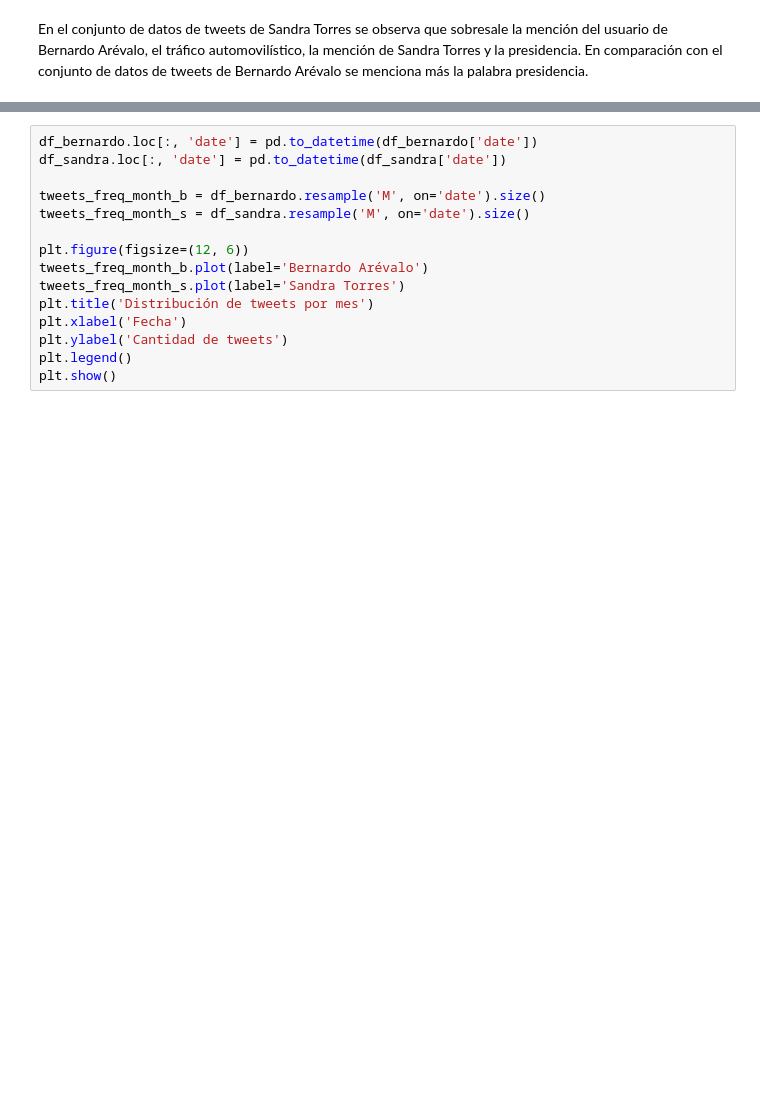
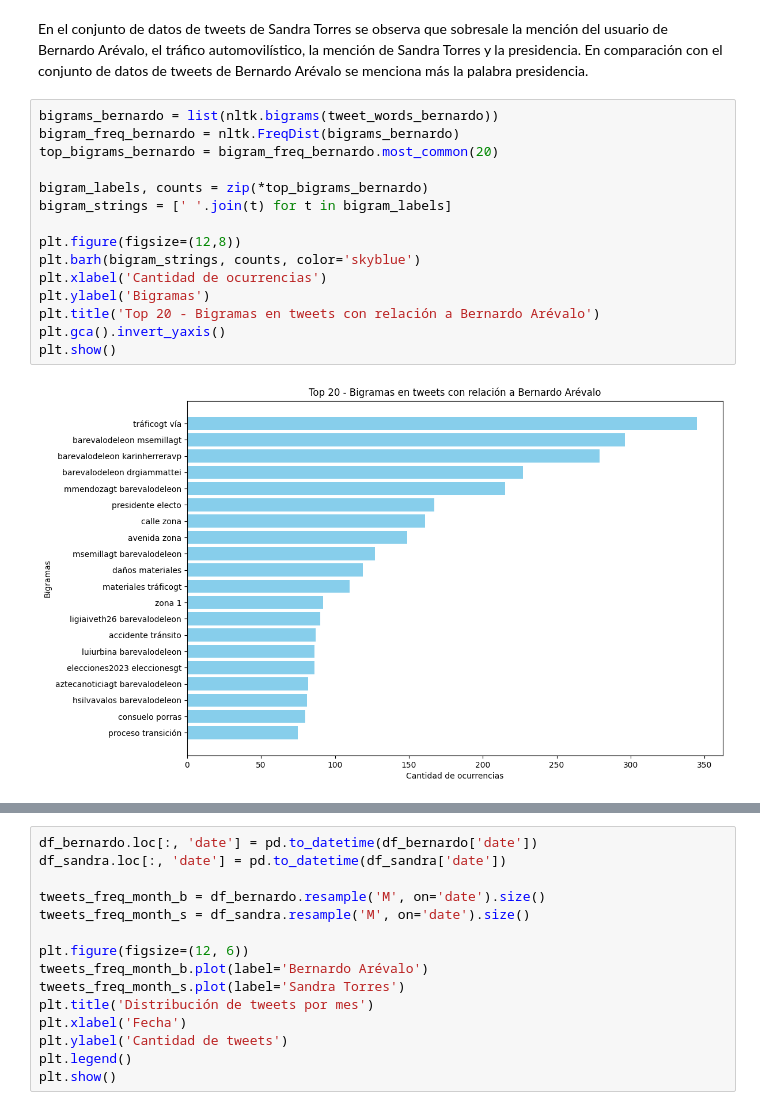
Before and after one commit to guillermoSb/datascience_laboratorio6, a Jupyter notebook: Problema2.ipynb, the cells around one changed output, grey strips where cells are left out. Saved outputs shown, nothing was run; the diff lists cells and outputs as text; blank space fills up the shorter version.

```diff
--- a/Problema2.ipynb
+++ b/Problema2.ipynb
@@ -88,3 +88,20 @@ nlp_words_sandra.plot(30)
 <Axes: xlabel='Samples', ylabel='Counts'>
 # %% [markdown]
 En el conjunto de datos de tweets de Sandra Torres se observa que sobresale la mención del usuario de Bernardo Arévalo, el tráfico automovilístico, la mención de Sandra Torres y la presidencia. En comparación con el conjunto de datos de tweets de Bernardo Arévalo se menciona más la palabra presidencia.
+# %%
+bigrams_bernardo = list(nltk.bigrams(tweet_words_bernardo))
+bigram_freq_bernardo = nltk.FreqDist(bigrams_bernardo)
+top_bigrams_bernardo = bigram_freq_bernardo.most_common(20)
+
+bigram_labels, counts = zip(*top_bigrams_bernardo)
+bigram_strings = [' '.join(t) for t in bigram_labels]
+
+plt.figure(figsize=(12,8))
+plt.barh(bigram_strings, counts, color='skyblue')
+plt.xlabel('Cantidad de ocurrencias')
+plt.ylabel('Bigramas')
+plt.title('Top 20 - Bigramas en tweets con relación a Bernardo Arévalo')
+plt.gca().invert_yaxis()
+plt.show()
+# %% [output]
+[figure, added]
```
Also changed, not shown: parts of 3 cells of this notebook.
